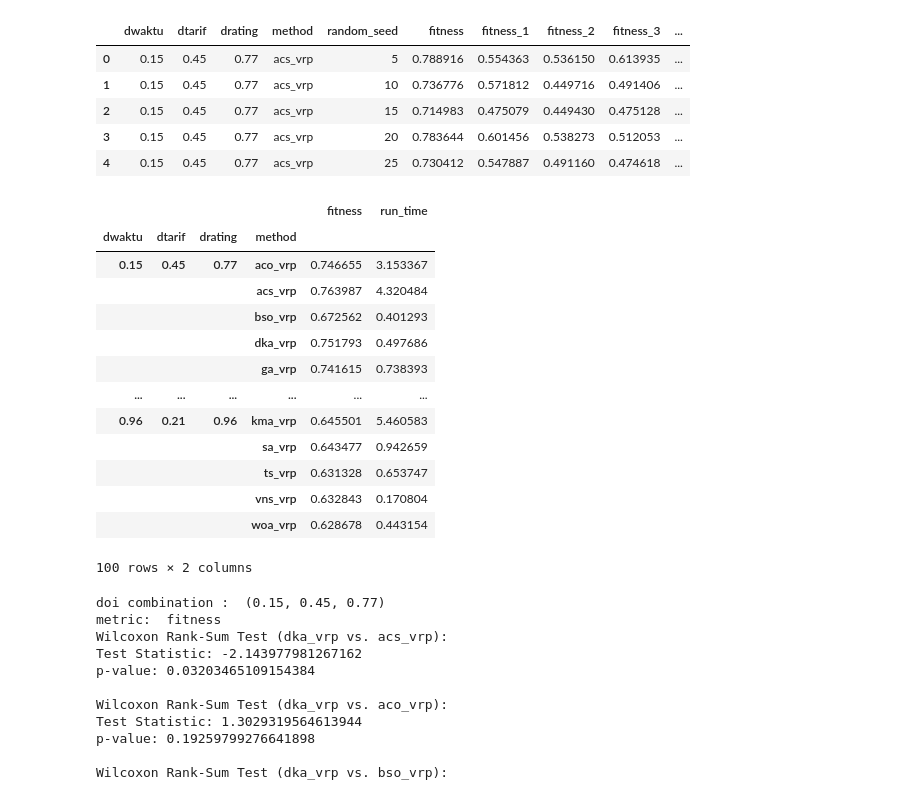
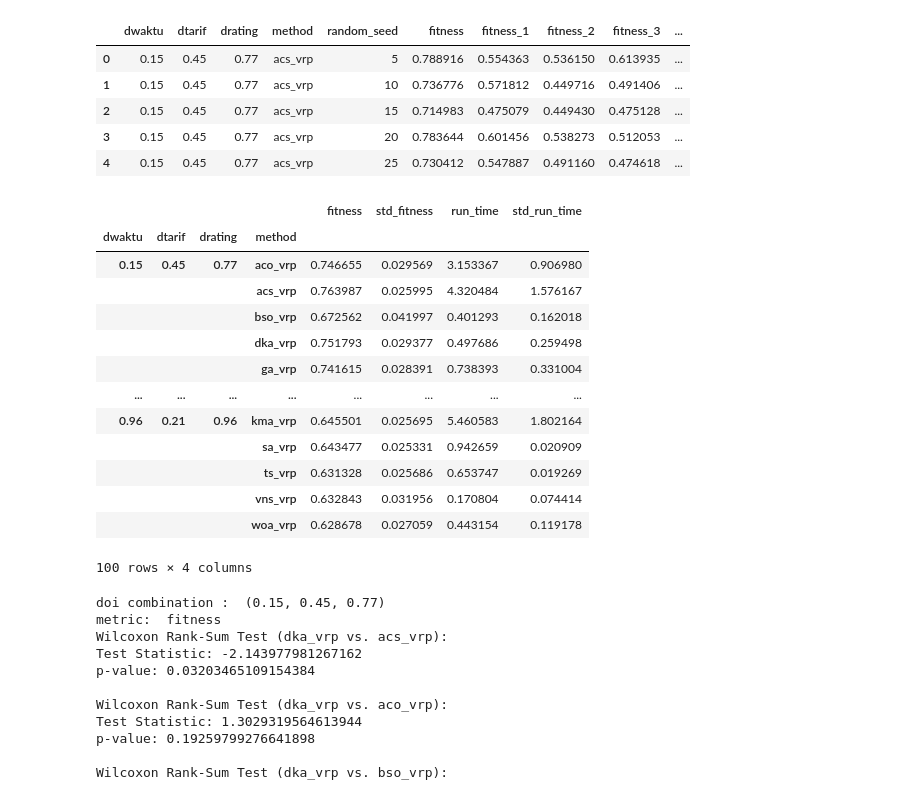
Before and after one commit to rahmatttt/travel-itinerary-recommendation, a Jupyter notebook: Results_analysis_2_1_komodo_project_DKA_etc.ipynb, the cells around one changed output. Saved outputs shown, nothing was run; the diff lists cells and outputs as text; code cells hidden in the pictures.

```diff
--- a/Results_analysis_2_1_komodo_project_DKA_etc.ipynb
+++ b/Results_analysis_2_1_komodo_project_DKA_etc.ipynb
@@ -1288,25 +1296,27 @@ results_df.head()
 | 3 | 0.15 | 0.45 | 0.77 | acs_vrp | 20 | 0.783644 | 0.601456 | 0.538273 | 0.512053 | ... |
 | 4 | 0.15 | 0.45 | 0.77 | acs_vrp | 25 | 0.730412 | 0.547887 | 0.491160 | 0.474618 | ... |
 # %%
-grouped = results_df.groupby(['dwaktu','dtarif','drating','method']).agg({'fitness':'mean',
-                                                                          'run_time':'mean'})
+grouped = results_df.groupby(['dwaktu','dtarif','drating','method']).agg(fitness = ('fitness','mean'),
+                                                                         std_fitness = ('fitness','std'),
+                                                                         run_time = ('run_time','mean'),
+                                                                         std_run_time = ('run_time','std'))
 
 grouped
 # %% [output]
-|  |  |  |  | fitness | run_time |
-| dwaktu | dtarif | drating | method |  |  |
-| 0.15 | 0.45 | 0.77 | aco_vrp | 0.746655 | 3.153367 |
-|  |  |  | acs_vrp | 0.763987 | 4.320484 |
-|  |  |  | bso_vrp | 0.672562 | 0.401293 |
-|  |  |  | dka_vrp | 0.751793 | 0.497686 |
-|  |  |  | ga_vrp | 0.741615 | 0.738393 |
-| ... | ... | ... | ... | ... | ... |
-| 0.96 | 0.21 | 0.96 | kma_vrp | 0.645501 | 5.460583 |
-|  |  |  | sa_vrp | 0.643477 | 0.942659 |
-|  |  |  | ts_vrp | 0.631328 | 0.653747 |
-|  |  |  | vns_vrp | 0.632843 | 0.170804 |
-|  |  |  | woa_vrp | 0.628678 | 0.443154 |
+|  |  |  |  | fitness | std_fitness | run_time | std_run_time |
+| dwaktu | dtarif | drating | method |  |  |  |  |
+| 0.15 | 0.45 | 0.77 | aco_vrp | 0.746655 | 0.029569 | 3.153367 | 0.906980 |
+|  |  |  | acs_vrp | 0.763987 | 0.025995 | 4.320484 | 1.576167 |
+|  |  |  | bso_vrp | 0.672562 | 0.041997 | 0.401293 | 0.162018 |
+|  |  |  | dka_vrp | 0.751793 | 0.029377 | 0.497686 | 0.259498 |
+|  |  |  | ga_vrp | 0.741615 | 0.028391 | 0.738393 | 0.331004 |
+| ... | ... | ... | ... | ... | ... | ... | ... |
+| 0.96 | 0.21 | 0.96 | kma_vrp | 0.645501 | 0.025695 | 5.460583 | 1.802164 |
+|  |  |  | sa_vrp | 0.643477 | 0.025331 | 0.942659 | 0.020909 |
+|  |  |  | ts_vrp | 0.631328 | 0.025686 | 0.653747 | 0.019269 |
+|  |  |  | vns_vrp | 0.632843 | 0.031956 | 0.170804 | 0.074414 |
+|  |  |  | woa_vrp | 0.628678 | 0.027059 | 0.443154 | 0.119178 |
-100 rows × 2 columns
+100 rows × 4 columns
 # %%
 random.seed(100)
 doi_combi = [(np.round(random.uniform(0,1),2),np.round(random.uniform(0,1),2),np.round(random.uniform(0,1),2)) for i in range(10)]
```
Also changed, not shown: parts of 7 cells of this notebook, 1 other file.
